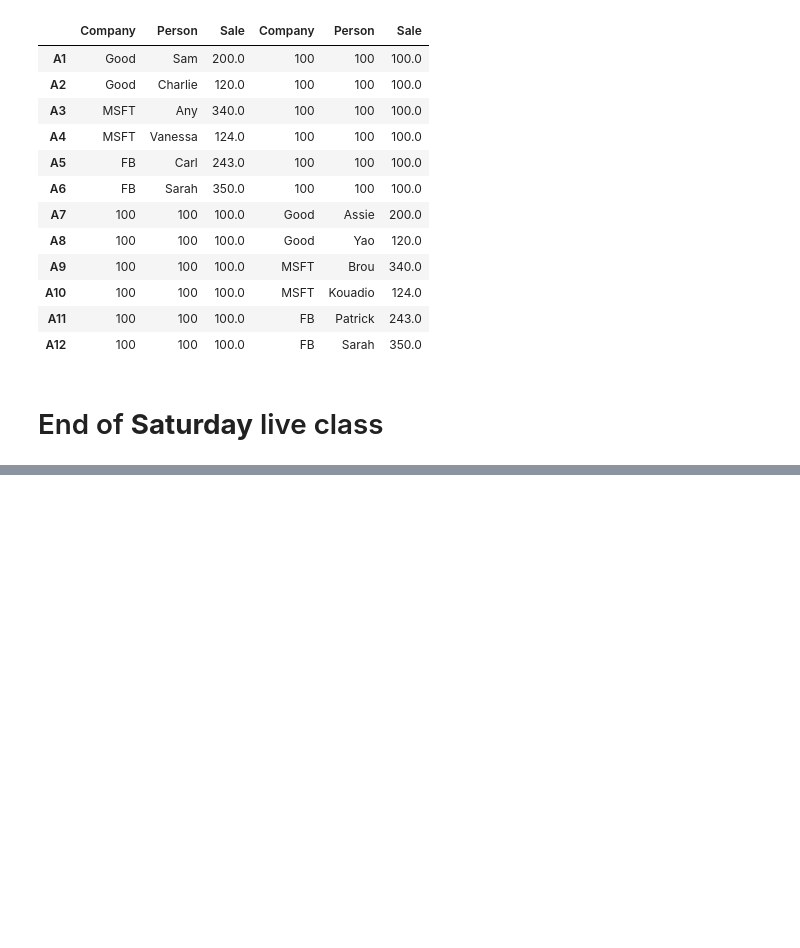
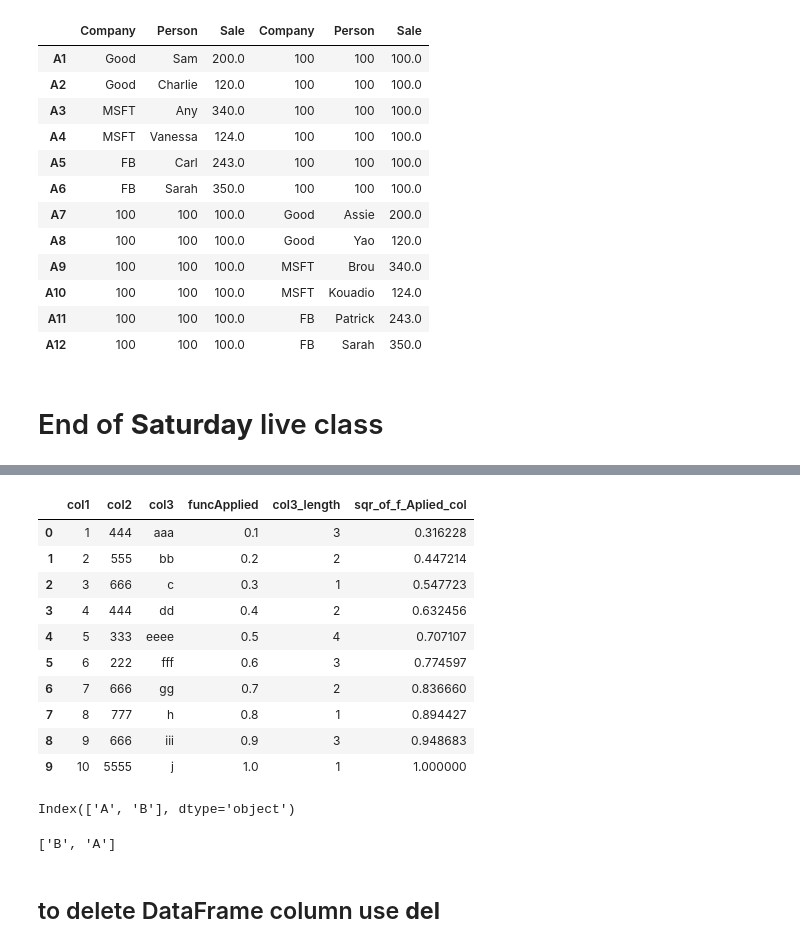
Before and after one commit to olivierla412/data_train_live_classes, a Jupyter notebook: pandas.ipynb, the cells around one changed output, grey strips where cells are left out. Drawn from its saved outputs; the diff is of its cells as text; code cells hidden in the pictures; blank space fills up the shorter version.

```diff
--- a/pandas.ipynb
+++ b/pandas.ipynb
@@ -321,0 +436,6 @@ result_data1
+# %%
+df = pd.DataFrame({
+    'col1':[1,2,3,4,5,6,7,8,9,10],
+    'col2':[444,555,666,444,333,222,666,777,666,5555],
+    'col3':['aaa','bb','c','dd','eeee','fff','gg','h','iii','j']
+})
@@ -321,0 +456,3 @@ result_data1
+# %%
+df['funcApplied'] = df['col1'].apply(testfunct)
+df
@@ -321,0 +471,3 @@ result_data1
+# %%
+df['col3_length'] = df['col3'].apply(len)
+df
@@ -321,0 +486,22 @@ result_data1
+# %%
+df['sqr_of_f_Aplied_col'] =  df['funcApplied'].apply(lambda x: np.sqrt(x))
+# %%
+df
+# %% [output]
+|  | col1 | col2 | col3 | funcApplied | col3_length | sqr_of_f_Aplied_col |
+| 0 | 1 | 444 | aaa | 0.1 | 3 | 0.316228 |
+| 1 | 2 | 555 | bb | 0.2 | 2 | 0.447214 |
+| 2 | 3 | 666 | c | 0.3 | 1 | 0.547723 |
+| 3 | 4 | 444 | dd | 0.4 | 2 | 0.632456 |
+| 4 | 5 | 333 | eeee | 0.5 | 4 | 0.707107 |
+| 5 | 6 | 222 | fff | 0.6 | 3 | 0.774597 |
+| 6 | 7 | 666 | gg | 0.7 | 2 | 0.836660 |
+| 7 | 8 | 777 | h | 0.8 | 1 | 0.894427 |
+| 8 | 9 | 666 | iii | 0.9 | 3 | 0.948683 |
+| 9 | 10 | 5555 | j | 1.0 | 1 | 1.000000 |
+# %%
+## check the number of columns  in my data frame
+
+letf.columns
+# %% [output]
+Index(['A', 'B'], dtype='object')
@@ -321,0 +510,6 @@ result_data1
+# %%
+l
+# %% [output]
+['B', 'A']
+# %% [markdown]
+## to delete DataFrame column use __del__
```
Also changed, not shown: parts of 31 cells of this notebook, 3 other files.
